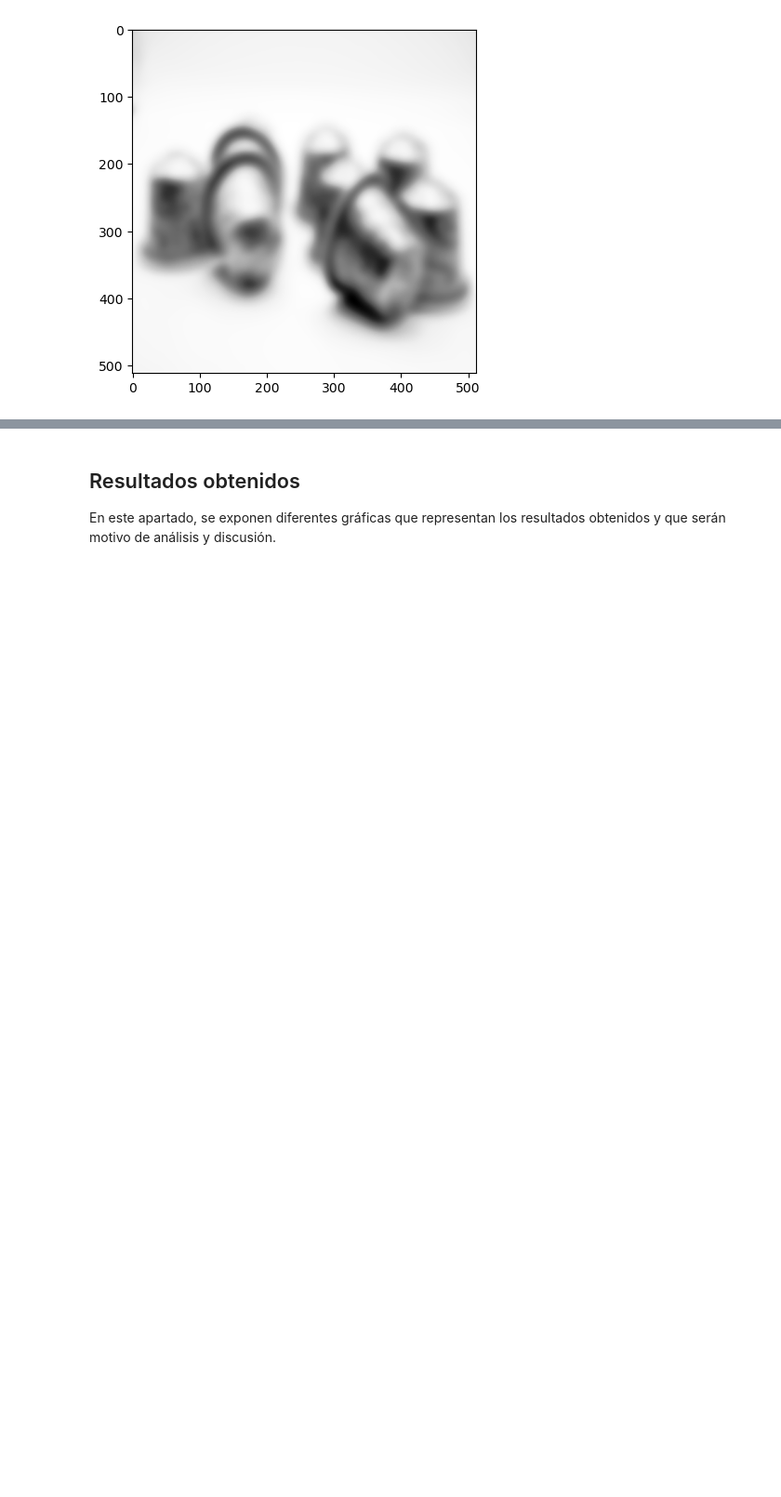
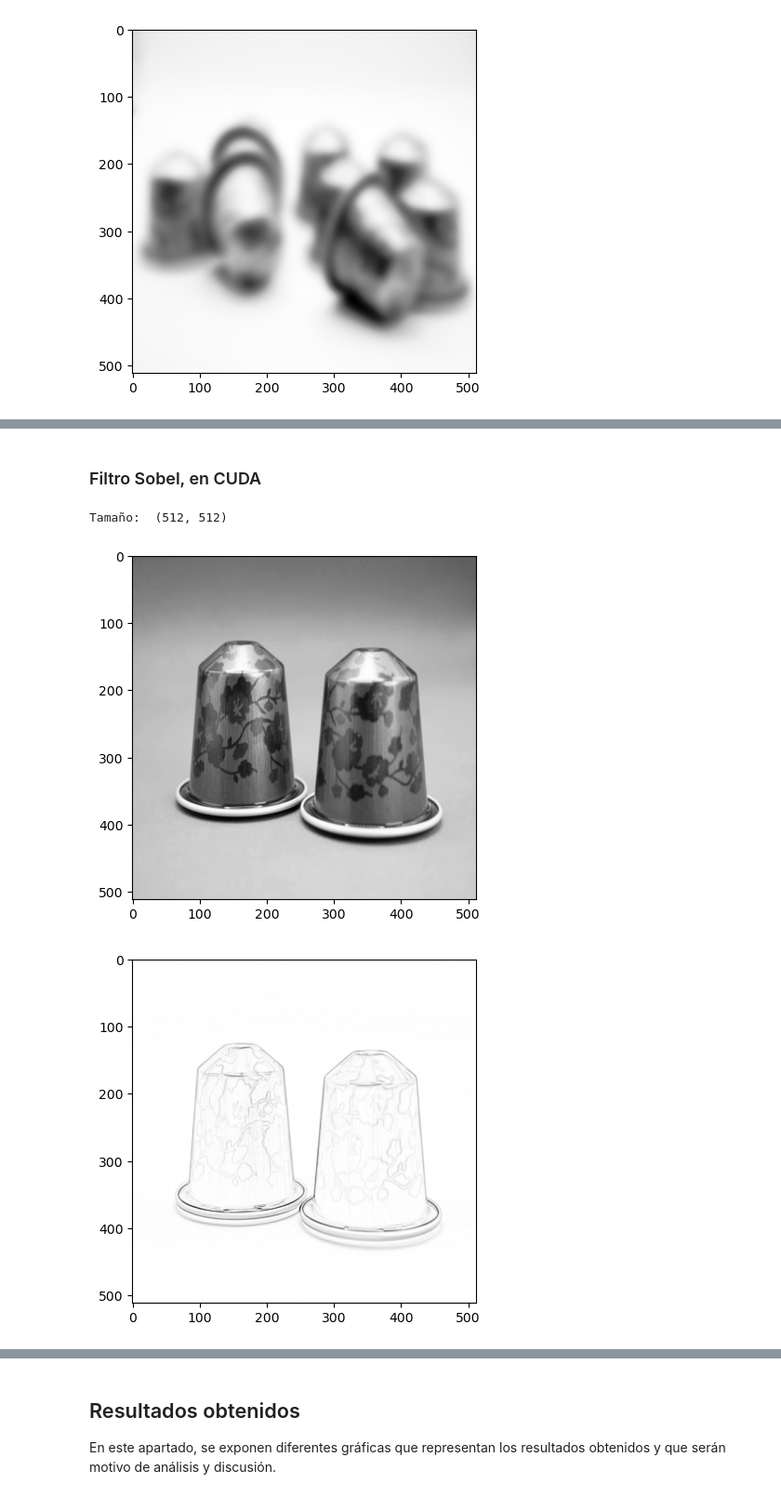
Before and after one commit to Miguigg/Streams, a Jupyter notebook: CDAP_CUDA_STREAMS.ipynb, the cells around one changed output, grey strips where cells are left out. Shown at 93% size. Cells and saved outputs as stored; diff of their text form; code cells hidden in the pictures; blank space fills up the shorter version.

```diff
--- a/CDAP_CUDA_STREAMS.ipynb
+++ b/CDAP_CUDA_STREAMS.ipynb
@@ -124,0 +189,50 @@ Tamaño:  (512, 512)
+# %% [markdown]
+### Filtro Sobel, en CUDA
+# %%
+from math import sqrt,pow
+
+@cuda.jit()
+def sobel_filter(input_image, output_image):
+    x, y = cuda.grid(2)
+
+    if x < input_image.shape[0] - 2 and y < input_image.shape[1] - 2:
+        gx = (input_image[x, y] - input_image[x + 2, y] +
+              2 * input_image[x, y + 1] - 2 * input_image[x + 2, y + 1] +
+              input_image[x, y + 2] - input_image[x + 2, y + 2])
+
+        gy = (input_image[x, y] - input_image[x, y + 2] +
+              2 * input_image[x + 1, y] - 2 * input_image[x + 1, y + 2] +
+              input_image[x + 2, y] - input_image[x + 2, y + 2])
+        #for z in gx.shape(0):
+        output_image[x, y] = sqrt((float)(pow(gx,2) + pow(gy,2)))
+
+#16x32, 32 hilos por cada bloque
+blocks = (16, 16)
+threads_per_block = (32, 32)
+
+#Division por canales
+b, g, r = cv.split(data['data'][265])
+
+capsula = (255.-b)/255.0
+print("Tamaño: ", capsula.shape)
+fig, ax = plt.subplots()
+im = ax.imshow(capsula,  cmap='Greys')
+
+blockspergrid_x = (capsula.shape[0] + threads_per_block[0] - 1) // threads_per_block[0]
+blockspergrid_y = (capsula.shape[1] + threads_per_block[1] - 1) // threads_per_block[1]
+blockspergrid = (blockspergrid_x, blockspergrid_y)
+
+d_capsula = cuda.to_device(capsula)
+d_imOut = cuda.device_array(shape=(512,512), dtype=np.float32)
+
+
+sobel_filter[blocks,threads_per_block](d_capsula,d_imOut)
+d_capsula = d_imOut
+
+capsula_blurred = d_capsula.copy_to_host()
+fig, ax = plt.subplots()
+im = ax.imshow(capsula_blurred, cmap='Greys')
+# %% [output]
+Tamaño:  (512, 512)
+[figure, added]
+[figure, added]
```
Also changed, not shown: parts of 14 cells of this notebook.
